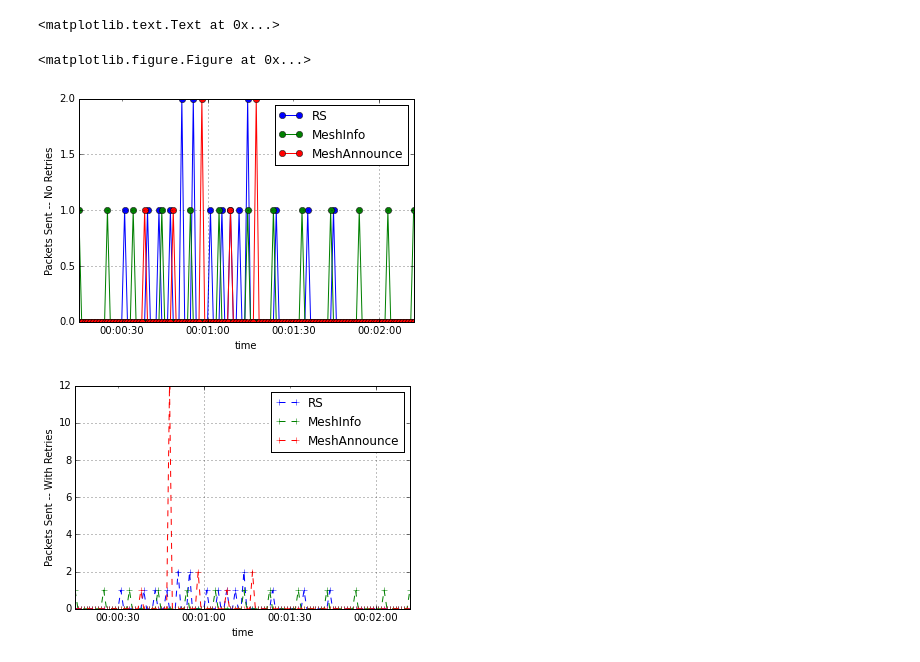
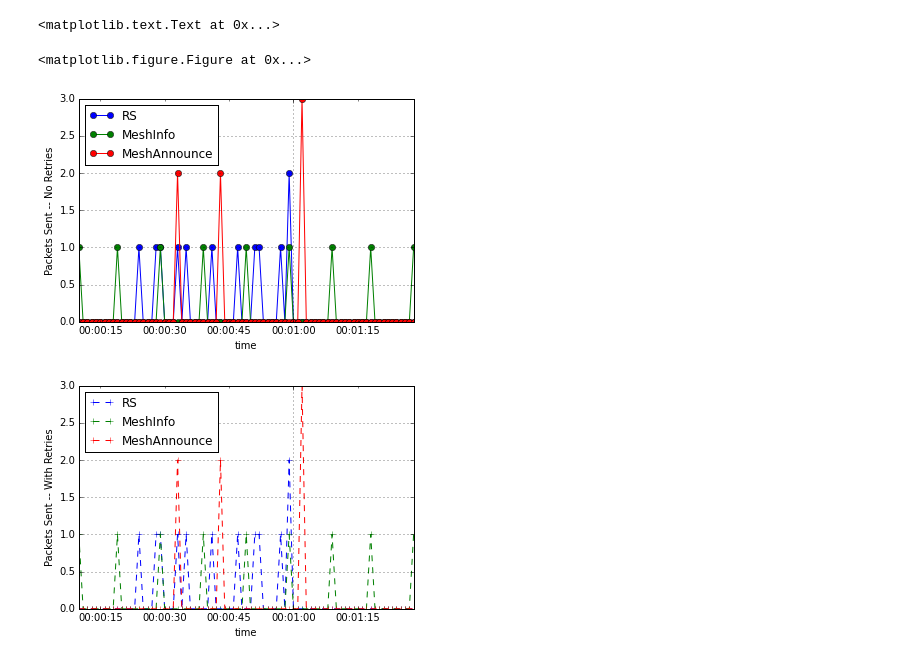
Before and after one commit to gtfierro/cs268-project, a Jupyter notebook: capture/data/plot_packet_trace.ipynb, the cells around one changed output. Saved outputs shown, nothing was run; the diff lists cells and outputs as text; code cells hidden in the pictures.

Commit message:
RPL and SERP traces, better parsing logic

```diff
--- a/capture/data/plot_packet_trace.ipynb
+++ b/capture/data/plot_packet_trace.ipynb
@@ -15,13 +15,17 @@ def parse_filename(fn):
         elements = [time] + elements
         if elements[1] == '': continue
         records.append(dict(zip(COLS, elements)))
-    d = pd.DataFrame.from_records(records).dropna(how='all').fillna(0)
-    d[d['code'] == ''] = 0
-    d[d['opt1'] == ''] = 0
+    d = pd.DataFrame.from_records(records).fillna(0)#.dropna(how='all').fillna(0)
+    d.loc[d['code'] == '','code'] = 0
+    d.loc[d['opt1'] == '','opt1'] = 0
     d['code'] = d['code'].astype(int)
     d['opt1'] = d['opt1'].astype(int)
     d['opt2'] = d['opt2'].astype(int)
     d['time'] = pd.to_datetime(d['time'])
+    return d
+
+def parse_filename_serp(fn):
+    d = parse_filename(fn)
     d['RS'] = 0
     d['MeshInfo'] = 0
     d['MeshAnnounce'] = 0
@@ -29,30 +33,33 @@ def parse_filename(fn):
     d.loc[(d['code'] == 0) & (d['opt1'] == 1) & (d['opt2'] == 6), 'MeshInfo'] = 1
     d.loc[(d['code'] == 0) & (d['opt1'] == 8), 'MeshAnnounce'] = 1
     return d
-def get_bare_RS(df):
-    return df[(df['code'] == 0) & (df['opt1'] == 1) & (df['opt2'] == 0)]
-def get_RA_meshinfo(df):
-    return df[(df['code'] == 0) & (df['opt1'] == 1) & (df['opt2'] == 6)]
-def get_RA_meshannounce(df):
-    return df[(df['code'] == 0) & (df['opt1'] == 8)]
+
+def parse_filename_rpl(fn):
+    d = parse_filename(fn)
+    d['DIS'] = 0
+    d['DIO'] = 0
+    d['DAO'] = 0
+    d.loc[(d['code'] == 0), 'DIS'] = 1
+    d.loc[(d['code'] == 1), 'DIO'] = 1
+    d.loc[(d['code'] == 2), 'DAO'] = 1
+    return d
 # %%
-filename = 'SERP-1hop-7nodes-incremental-notraffic.csv'
-#filename = 'ONEHOP-5-motes-incremental-with-BR-no-traffic.csv'
+filename = 'SERP-1hop-7nodes-incremental-notraffic-run1.csv'
 # %%
 # this file has: idle system, then BR crashes and comes back, then 2 nodes crash and come back
-d = parse_filename(filename)
+d = parse_filename_serp(filename)
 pf = d[['time','src','seqno','RS','MeshInfo','MeshAnnounce']]
 pf = pf.set_index('time')
 pf_pkt = pf.drop_duplicates(subset=['src','seqno'])
 
 plt.clf()
 f1 = pf_pkt.resample('1s',how='sum').fillna(0).plot(style='-o')
 f1.set_ylabel('Packets Sent -- No Retries')
 
 f2 = pf.resample('1s',how='sum').fillna(0).plot(style='--+')
 f2.set_ylabel('Packets Sent -- With Retries')
 # %% [output]
 <matplotlib.text.Text at 0x...>
 <matplotlib.figure.Figure at 0x...>
-[figure, old version]
+[figure, new version]
-[figure, old version]
+[figure, new version]
```
Also changed, not shown: parts of 2 cells of this notebook, 3 other files.
